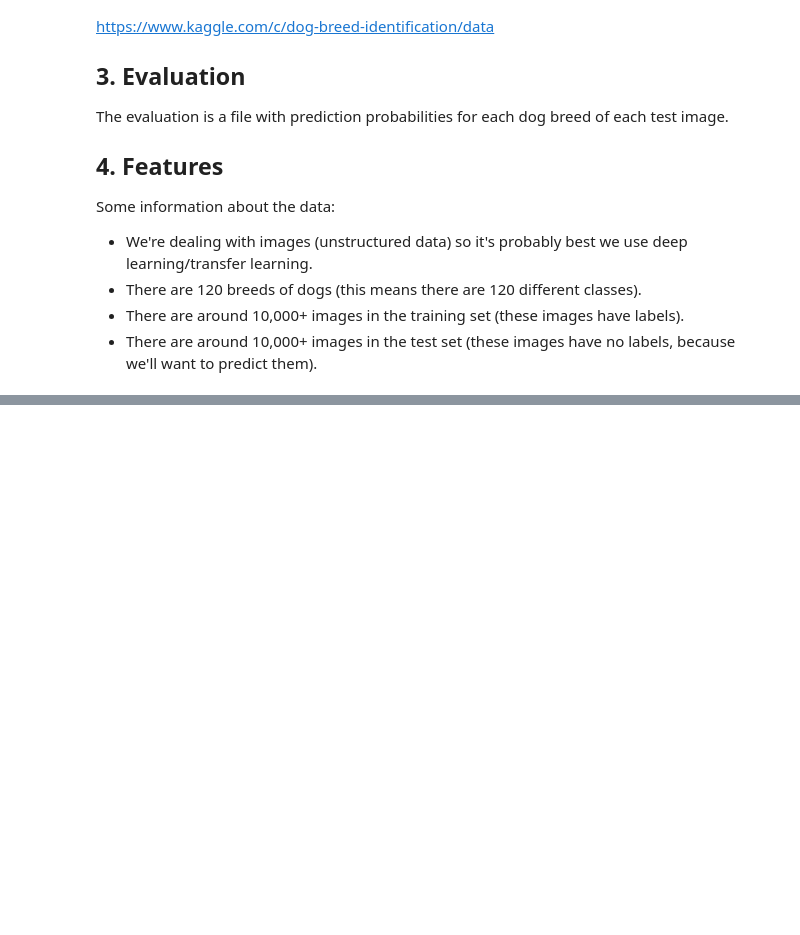
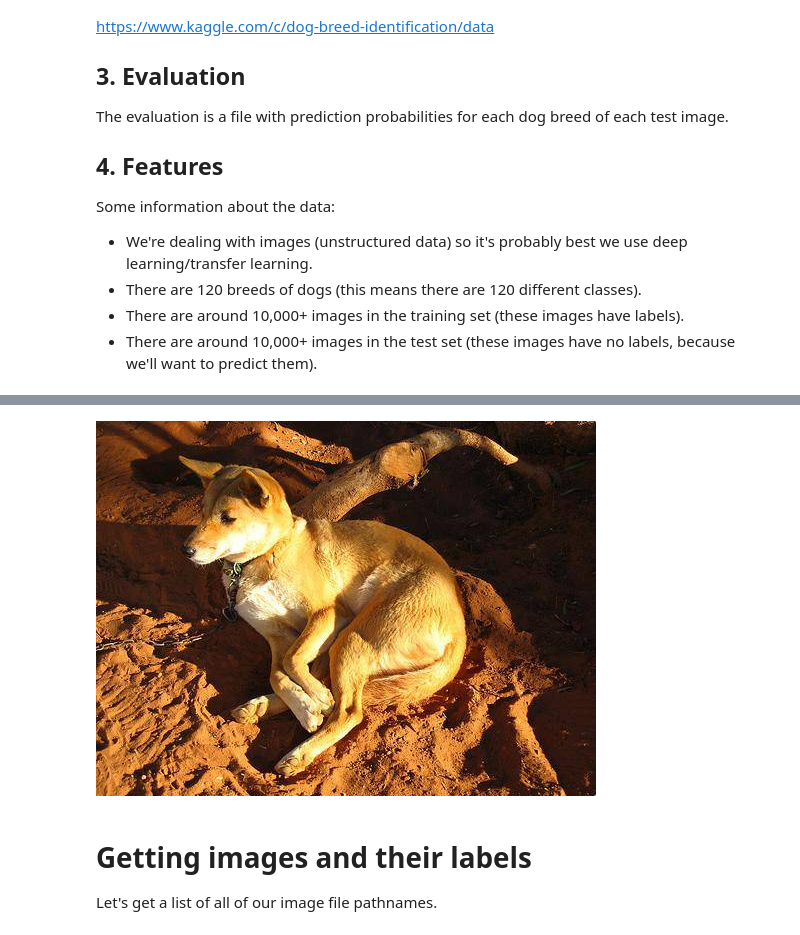
Before and after one commit to DilunVass/ML_Tutotial, a Jupyter notebook: Neural Networks Deep Learning Transfer Learning and TensorFlow/end-to-end-dog-vision.ipynb, the cells around one changed output, grey strips where cells are left out. Drawn from its saved outputs; the diff is of its cells as text; code cells hidden in the pictures; blank space fills up the shorter version.

```diff
--- a/Neural Networks Deep Learning Transfer Learning and TensorFlow/end-to-end-dog-vision.ipynb
+++ b/Neural Networks Deep Learning Transfer Learning and TensorFlow/end-to-end-dog-vision.ipynb
@@ -45,0 +87,10 @@ With all machin lea
+# %%
+# Let's view an image
+from IPython.display import Image
+Image('data/train/001513dfcb2ffafc82cccf4d8bbaba97.jpg')
+# %% [output]
+[figure, added]
+# %% [markdown]
+# Getting images and their labels
+
+Let's get a list of all of our image file pathnames.
```
Also changed, not shown: parts of 17 cells of this notebook.
